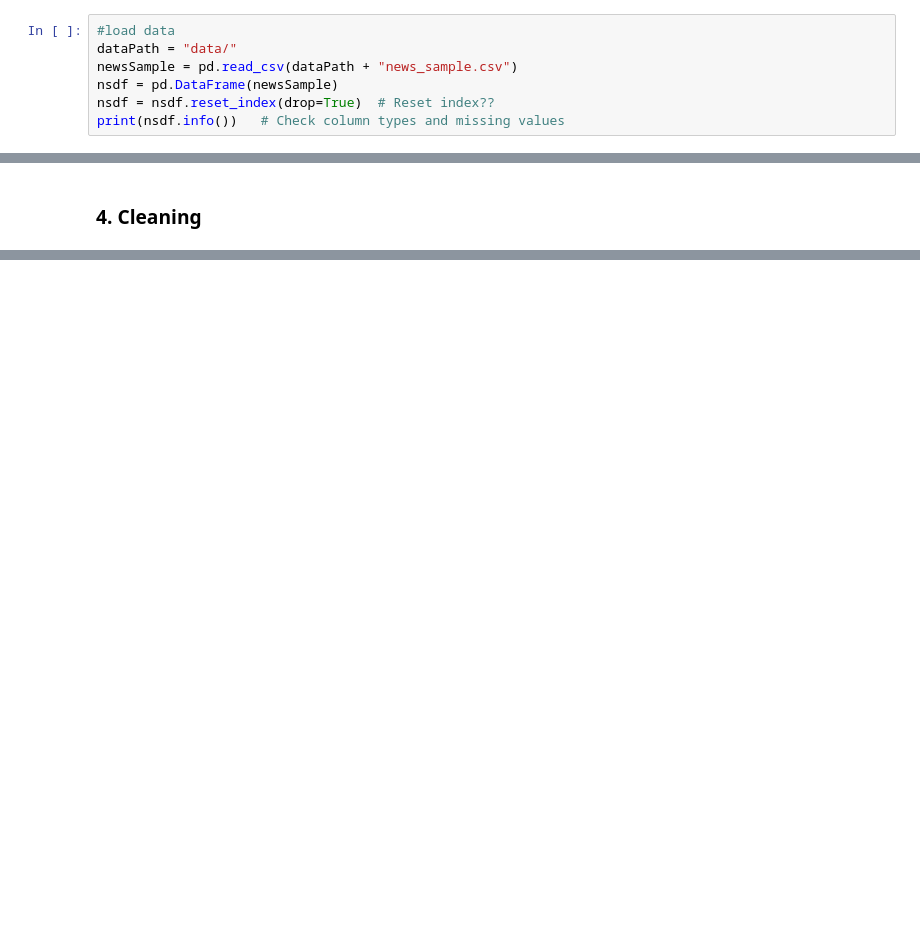
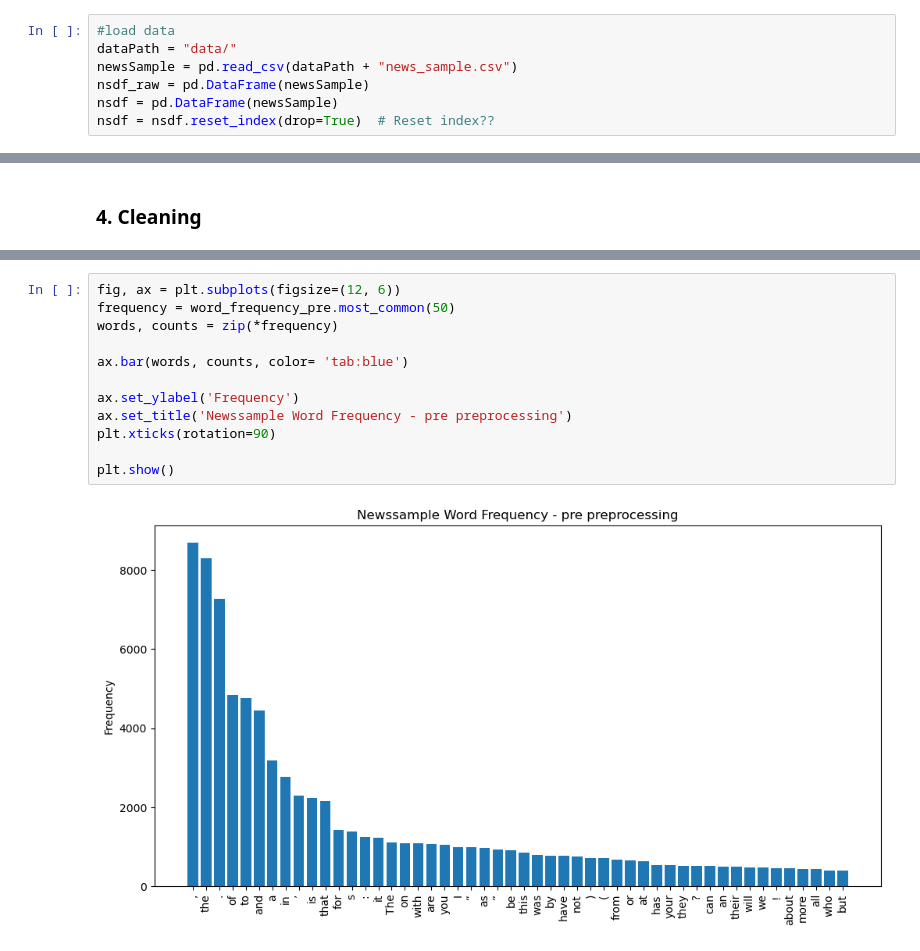
Before and after one commit to Laplace0000/GDS_Exercises, a Jupyter notebook: ex1.ipynb, the cells around one changed output, grey strips where cells are left out. Cells and saved outputs as stored; diff of their text form; blank space fills up the shorter version.

```diff
--- a/ex1.ipynb
+++ b/ex1.ipynb
@@ -97,6 +243,6 @@ def yearofbirth (input_IIII, input_YY):
 #load data
 dataPath = "data/"
 newsSample = pd.read_csv(dataPath + "news_sample.csv")
+nsdf_raw = pd.DataFrame(newsSample)
 nsdf = pd.DataFrame(newsSample)
 nsdf = nsdf.reset_index(drop=True)  # Reset index??
-print(nsdf.info())   # Check column types and missing values
@@ -165,0 +452,14 @@ Name: content, Length: 250, dtype: object>
+# %%
+fig, ax = plt.subplots(figsize=(12, 6))
+frequency = word_frequency_pre.most_common(50)
+words, counts = zip(*frequency)
+
+ax.bar(words, counts, color= 'tab:blue')
+
+ax.set_ylabel('Frequency')
+ax.set_title('Newssample Word Frequency - pre preprocessing')
+plt.xticks(rotation=90)
+
+plt.show()
+# %% [output]
+[figure, added]
```
Also changed, not shown: parts of 32 cells of this notebook.
